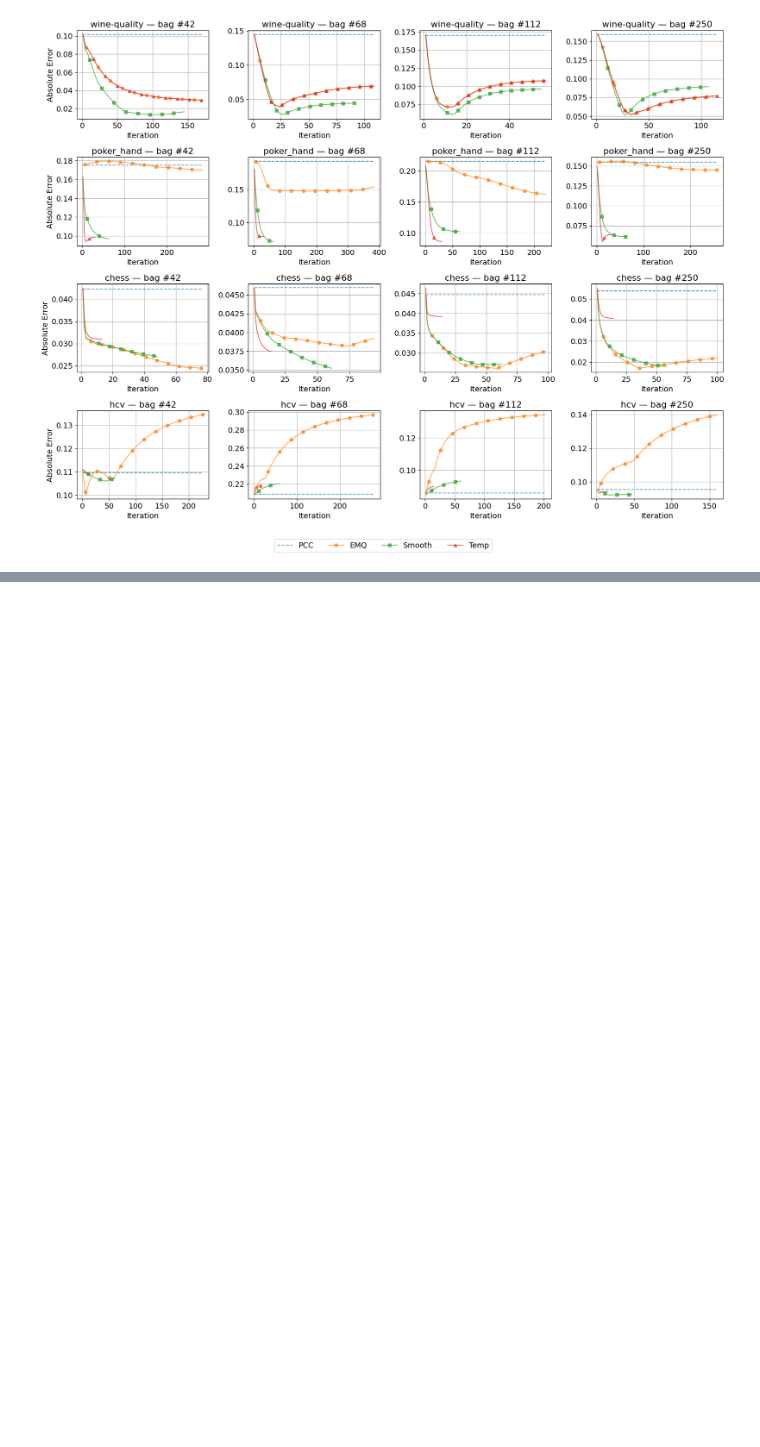
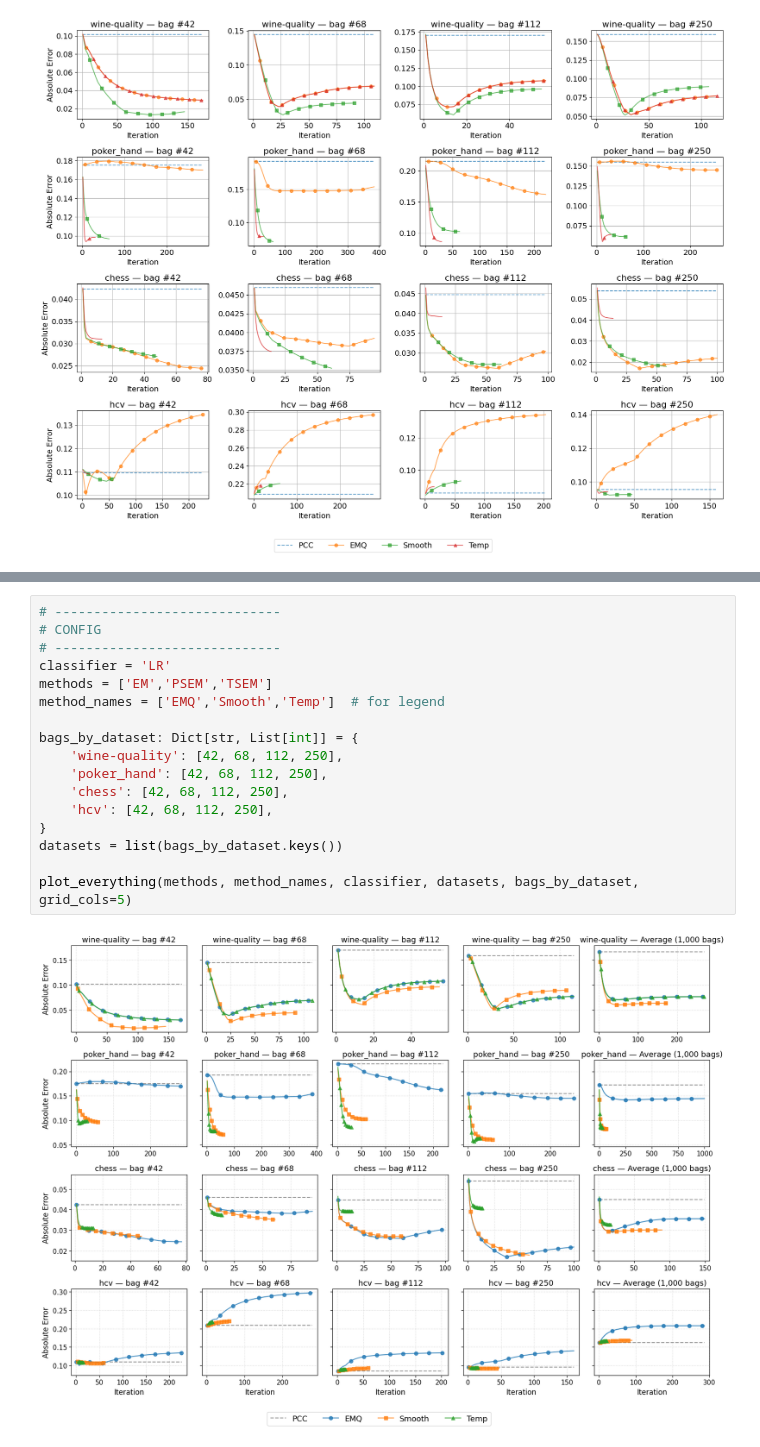
Before and after one commit to pglez82/emq-stabilization, a Jupyter notebook: plottrajectories.ipynb, the cells around one changed output, grey strips where cells are left out. Saved outputs shown, nothing was run; the diff lists cells and outputs as text; blank space fills up the shorter version.

```diff
--- a/plottrajectories.ipynb
+++ b/plottrajectories.ipynb
@@ -230,0 +461,19 @@ plot_everthing(methods, method_names, classifier, datasets, bags_by_dataset)
+# %%
+# -----------------------------
+# CONFIG
+# -----------------------------
+classifier = 'LR'
+methods = ['EM','PSEM','TSEM']
+method_names = ['EMQ','Smooth','Temp']  # for legend
+
+bags_by_dataset: Dict[str, List[int]] = {
+    'wine-quality': [42, 68, 112, 250],
+    'poker_hand': [42, 68, 112, 250],
+    'chess': [42, 68, 112, 250],
+    'hcv': [42, 68, 112, 250],
+}
+datasets = list(bags_by_dataset.keys())
+
+plot_everything(methods, method_names, classifier, datasets, bags_by_dataset, grid_cols=5)
+# %% [output]
+[figure, added]
```
Also changed, not shown: parts of 1 cell of this notebook.
